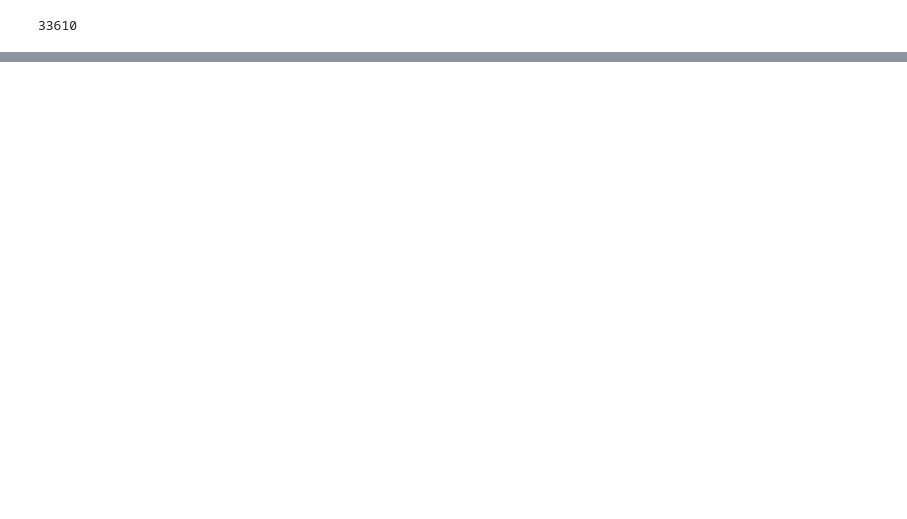
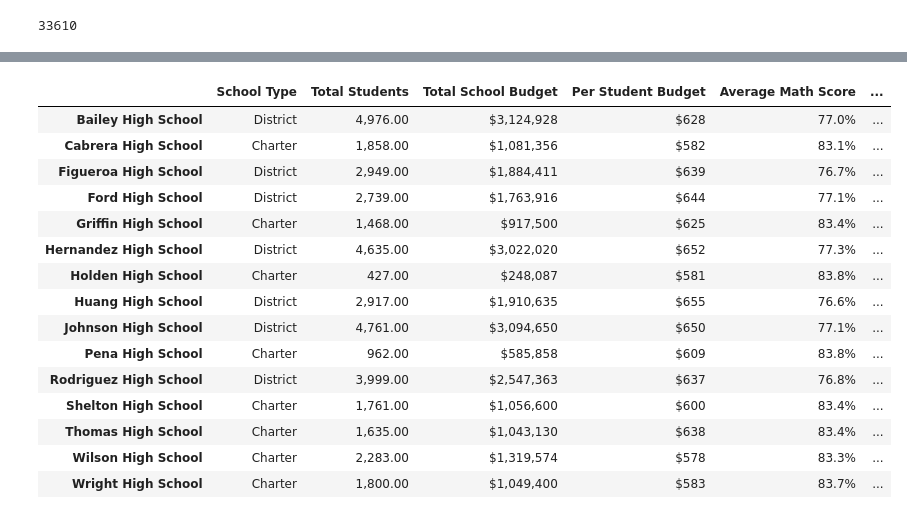
Before and after one commit to carlosdiaz77/School_District_Analysis, a Jupyter notebook: PyCitySchools.ipynb, the cells around one changed output, grey strips where cells are left out. Saved outputs shown, nothing was run; the diff lists cells and outputs as text; code cells hidden in the pictures; blank space fills up the shorter version.

```diff
--- a/PyCitySchools.ipynb
+++ b/PyCitySchools.ipynb
@@ -168,0 +377,10 @@ district_summary_df.style.set_properties(**{'text-align': 'center'})
+# %%
+# Calculate the percentage of passing math and reading scores per school.
+per_school_passing_math = per_school_passing_math / per_school_counts
+
+per_school_passing_reading = per_school_passing_reading / per_school_counts
+# %%
+# Calculate the students who passed both math and reading.
+per_passing_math_reading = school_data_complete_df[(school_data_complete_df["math_score"] >= 70) & (school_data_complete_df["reading_score"] >= 70)]
+
+per_passing_math_reading.head()
@@ -168,0 +394,6 @@ district_summary_df.style.set_properties(**{'text-align': 'center'})
+# %%
+# Calculate the number of students who passed both math and reading.
+per_passing_math_reading = per_passing_math_reading.groupby(["school_name"]).count()["student_name"]
+# %%
+# Calculate the overall passing percentage.
+per_overall_passing_percentage = per_passing_math_reading / per_school_counts
@@ -168,0 +421,45 @@ district_summary_df.style.set_properties(**{'text-align': 'center'})
+# %%
+# Adding a list of values with keys to create a new DataFrame.
+
+per_school_summary_df = pd.DataFrame({
+             "School Type": per_school_types,
+             "Total Students": per_school_counts,
+             "Total School Budget": per_school_budget,
+             "Per Student Budget": per_school_capita,
+             "Average Math Score": per_school_math,
+           "Average Reading Score": per_school_reading,
+           "% Passing Math": per_school_passing_math,
+           "% Passing Reading": per_school_passing_reading,
+           "% Overall Passing": per_overall_passing_percentage})
+
+
+per_school_summary_df["Total Students"] = per_school_summary_df["Total Students"].map("{:,.2f}".format) #NUM
+per_school_summary_df["Total School Budget"] = per_school_summary_df["Total School Budget"].map("${:,.0f}".format) #CURRENCY
+per_school_summary_df["Per Student Budget"] = per_school_summary_df["Per Student Budget"].map("${:,.0f}".format)  #CURRENCY
+per_school_summary_df["Average Math Score"] = per_school_summary_df["Average Math Score"].map("{:.1%}".format) #PERCENTAGE
+per_school_summary_df["Average Reading Score"] = per_school_summary_df["Average Reading Score"].map("{:.1%}".format) #PERCENTAGE
+per_school_summary_df["% Passing Math"] = per_school_summary_df["% Passing Math"].map("{:.1%}".format) #PERCENTAGE
+per_school_summary_df["% Passing Reading"] = per_school_summary_df["% Passing Reading"].map("{:.1%}".format)#PERCENTAGE
+per_school_summary_df["% Overall Passing"] = per_school_summary_df["% Overall Passing"].map("{:.1%}".format)#PERCENTAGE
+
+
+per_school_summary_df
+#code to align values to the center
+per_school_summary_df.style.set_properties(**{'text-align': 'center'})
+# %% [output]
+|  | School Type | Total Students | Total School Budget | Per Student Budget | Average Math Score | ... |
+| Bailey High School | District | 4,976.00 | $3,124,928 | $628 | 77.0% | ... |
+| Cabrera High School | Charter | 1,858.00 | $1,081,356 | $582 | 83.1% | ... |
+| Figueroa High School | District | 2,949.00 | $1,884,411 | $639 | 76.7% | ... |
+| Ford High School | District | 2,739.00 | $1,763,916 | $644 | 77.1% | ... |
+| Griffin High School | Charter | 1,468.00 | $917,500 | $625 | 83.4% | ... |
+| Hernandez High School | District | 4,635.00 | $3,022,020 | $652 | 77.3% | ... |
+| Holden High School | Charter | 427.00 | $248,087 | $581 | 83.8% | ... |
+| Huang High School | District | 2,917.00 | $1,910,635 | $655 | 76.6% | ... |
+| Johnson High School | District | 4,761.00 | $3,094,650 | $650 | 77.1% | ... |
+| Pena High School | Charter | 962.00 | $585,858 | $609 | 83.8% | ... |
+| Rodriguez High School | District | 3,999.00 | $2,547,363 | $637 | 76.8% | ... |
+| Shelton High School | Charter | 1,761.00 | $1,056,600 | $600 | 83.4% | ... |
+| Thomas High School | Charter | 1,635.00 | $1,043,130 | $638 | 83.4% | ... |
+| Wilson High School | Charter | 2,283.00 | $1,319,574 | $578 | 83.3% | ... |
+| Wright High School | Charter | 1,800.00 | $1,049,400 | $583 | 83.7% | ... |
```
Also changed, not shown: parts of 33 cells of this notebook, 1 other file.
